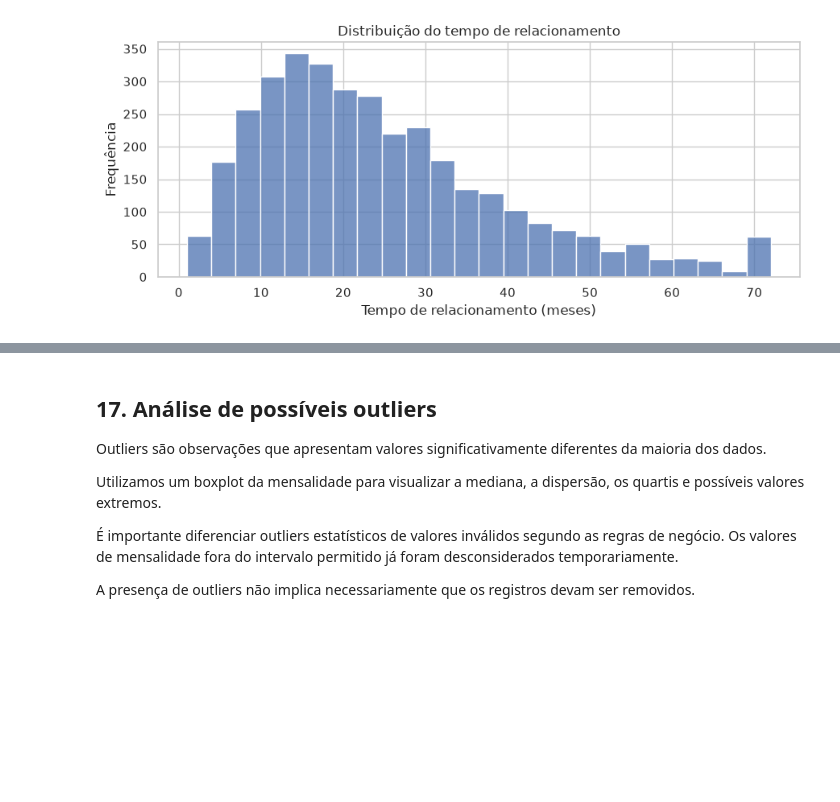
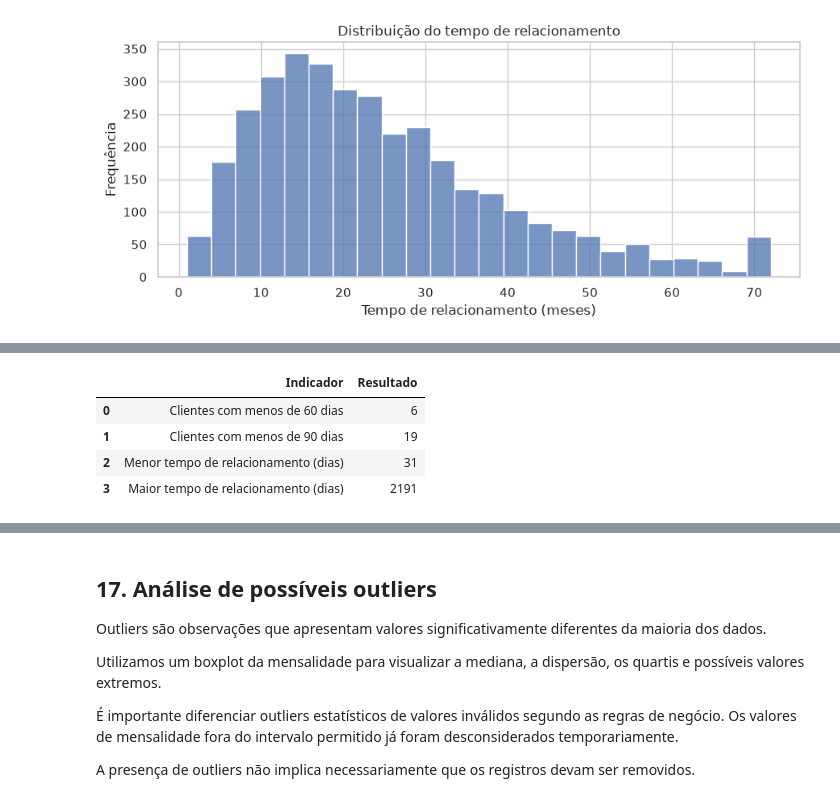
Before and after one commit to llucasEmanuel/CIN0024-churn-analysis-system, a Jupyter notebook: notebooks/EDA.ipynb, the cells around one changed output, grey strips where cells are left out. Drawn from its saved outputs; the diff is of its cells as text; code cells hidden in the pictures; blank space fills up the shorter version.

```diff
--- a/notebooks/EDA.ipynb
+++ b/notebooks/EDA.ipynb
@@ -1187,3 +1201,32 @@ plt.show()
+# %%
+
+# Tempo exato de relacionamento em dias
+df_eda["tempo_cliente_dias"] = (
+    DATA_BASE - aquisicao.loc[df_eda.index]
+).dt.days
+
+resumo_cobertura = pd.DataFrame({
+    "Indicador": [
+        "Clientes com menos de 60 dias",
+        "Clientes com menos de 90 dias",
+        "Menor tempo de relacionamento (dias)",
+        "Maior tempo de relacionamento (dias)"
+    ],
+    "Resultado": [
+        int((df_eda["tempo_cliente_dias"] < 60).sum()),
+        int((df_eda["tempo_cliente_dias"] < 90).sum()),
+        int(df_eda["tempo_cliente_dias"].min()),
+        int(df_eda["tempo_cliente_dias"].max())
+    ]
+})
+
+display(resumo_cobertura)
+# %% [output]
+|  | Indicador | Resultado |
+| 0 | Clientes com menos de 60 dias | 6 |
+| 1 | Clientes com menos de 90 dias | 19 |
+| 2 | Menor tempo de relacionamento (dias) | 31 |
+| 3 | Maior tempo de relacionamento (dias) | 2191 |
 # %% [markdown]
 
 ## 16. Quantidade de chamados de suporte
```
Also changed, not shown: parts of 6 cells of this notebook.
